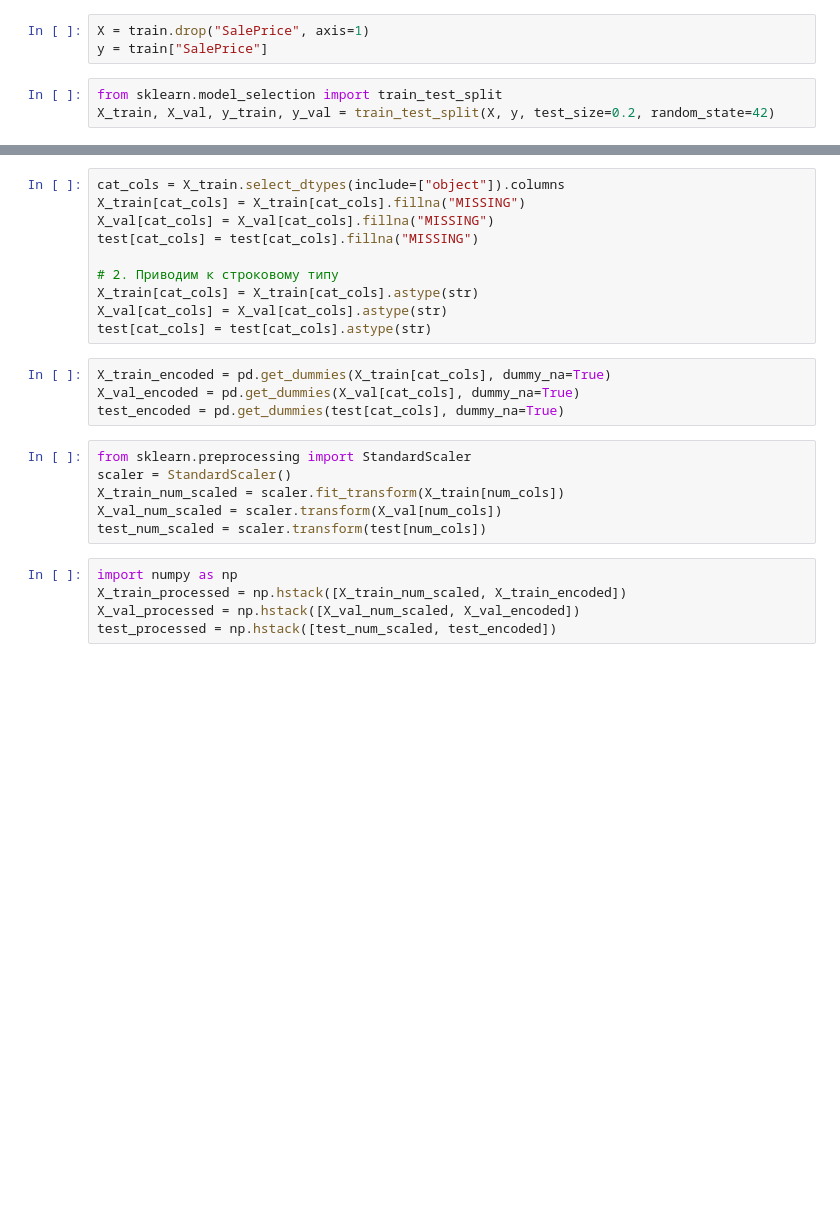
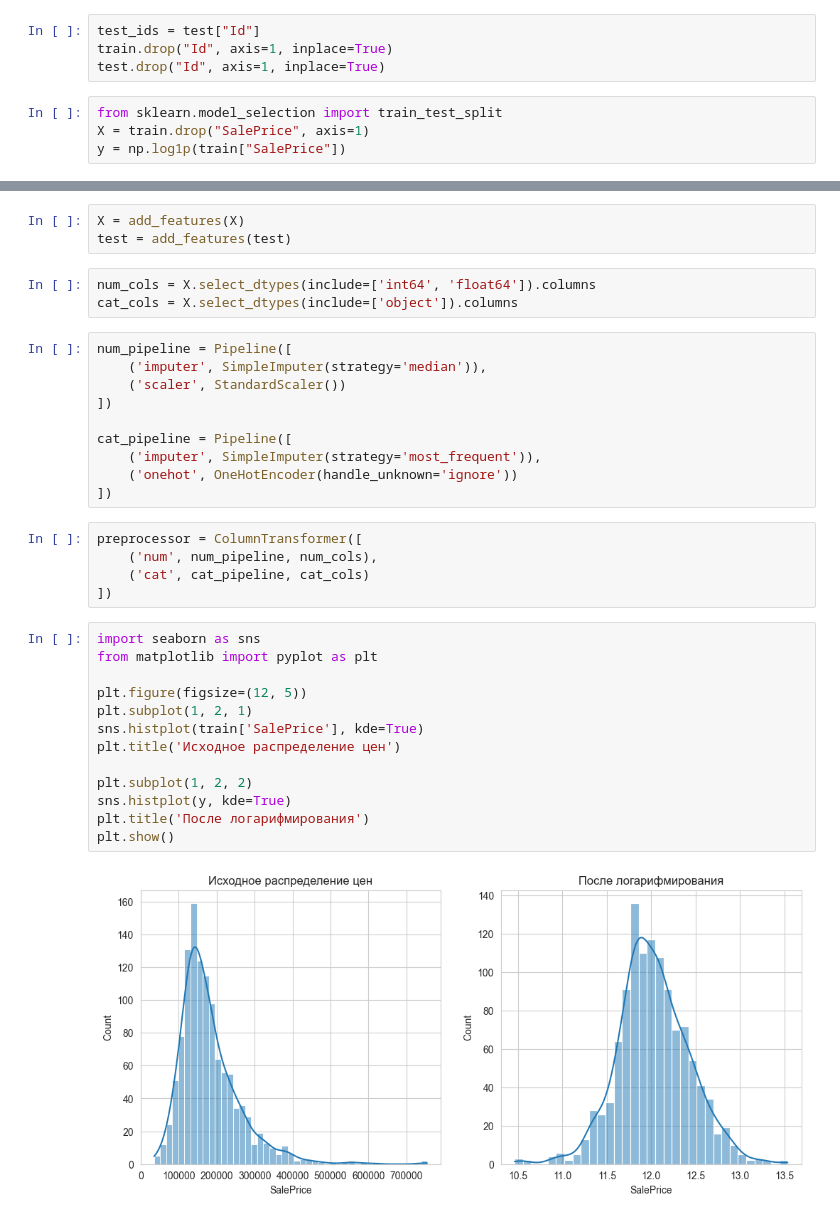
Before and after one commit to hysterria/spbu-ai-fundamentals, a Jupyter notebook: homeworks/Linreg.ipynb, the cells around one changed output, grey strips where cells are left out. Cells and saved outputs as stored; diff of their text form; blank space fills up the shorter version.

```diff
--- a/homeworks/Linreg.ipynb
+++ b/homeworks/Linreg.ipynb
@@ -52,7 +14,9 @@ Length: 80, dtype: int64
 # %%
-X = train.drop("SalePrice", axis=1)
-y = train["SalePrice"]
+test_ids = test["Id"]
+train.drop("Id", axis=1, inplace=True)
+test.drop("Id", axis=1, inplace=True)
 # %%
 from sklearn.model_selection import train_test_split
-X_train, X_val, y_train, y_val = train_test_split(X, y, test_size=0.2, random_state=42)
+X = train.drop("SalePrice", axis=1)
+y = np.log1p(train["SalePrice"])
 # %%
@@ -63,25 +31,36 @@ test[num_cols] = test[num_cols].fillna(X_train[num_cols].median())
 # %%
-cat_cols = X_train.select_dtypes(include=["object"]).columns
-X_train[cat_cols] = X_train[cat_cols].fillna("MISSING")
-X_val[cat_cols] = X_val[cat_cols].fillna("MISSING")
-test[cat_cols] = test[cat_cols].fillna("MISSING")
-
-# 2. Приводим к строковому типу
-X_train[cat_cols] = X_train[cat_cols].astype(str)
-X_val[cat_cols] = X_val[cat_cols].astype(str)
-test[cat_cols] = test[cat_cols].astype(str)
+X = add_features(X)
+test = add_features(test)
 # %%
-X_train_encoded = pd.get_dummies(X_train[cat_cols], dummy_na=True)
-X_val_encoded = pd.get_dummies(X_val[cat_cols], dummy_na=True)
-test_encoded = pd.get_dummies(test[cat_cols], dummy_na=True)
+num_cols = X.select_dtypes(include=['int64', 'float64']).columns
+cat_cols = X.select_dtypes(include=['object']).columns
 # %%
-from sklearn.preprocessing import StandardScaler
-scaler = StandardScaler()
-X_train_num_scaled = scaler.fit_transform(X_train[num_cols])
-X_val_num_scaled = scaler.transform(X_val[num_cols])
-test_num_scaled = scaler.transform(test[num_cols])
+num_pipeline = Pipeline([
+    ('imputer', SimpleImputer(strategy='median')),
+    ('scaler', StandardScaler())
+])
+
+cat_pipeline = Pipeline([
+    ('imputer', SimpleImputer(strategy='most_frequent')),
+    ('onehot', OneHotEncoder(handle_unknown='ignore'))
+])
 # %%
-import numpy as np
-X_train_processed = np.hstack([X_train_num_scaled, X_train_encoded])
-X_val_processed = np.hstack([X_val_num_scaled, X_val_encoded])
-test_processed = np.hstack([test_num_scaled, test_encoded])
+preprocessor = ColumnTransformer([
+    ('num', num_pipeline, num_cols),
+    ('cat', cat_pipeline, cat_cols)
+])
+# %%
+import seaborn as sns
+from matplotlib import pyplot as plt
+
+plt.figure(figsize=(12, 5))
+plt.subplot(1, 2, 1)
+sns.histplot(train['SalePrice'], kde=True)
+plt.title('Исходное распределение цен')
+
+plt.subplot(1, 2, 2)
+sns.histplot(y, kde=True)
+plt.title('После логарифмирования')
+plt.show()
+# %% [output]
+[figure, added]
```
Also changed, not shown: parts of 9 cells of this notebook, 2 other files.
